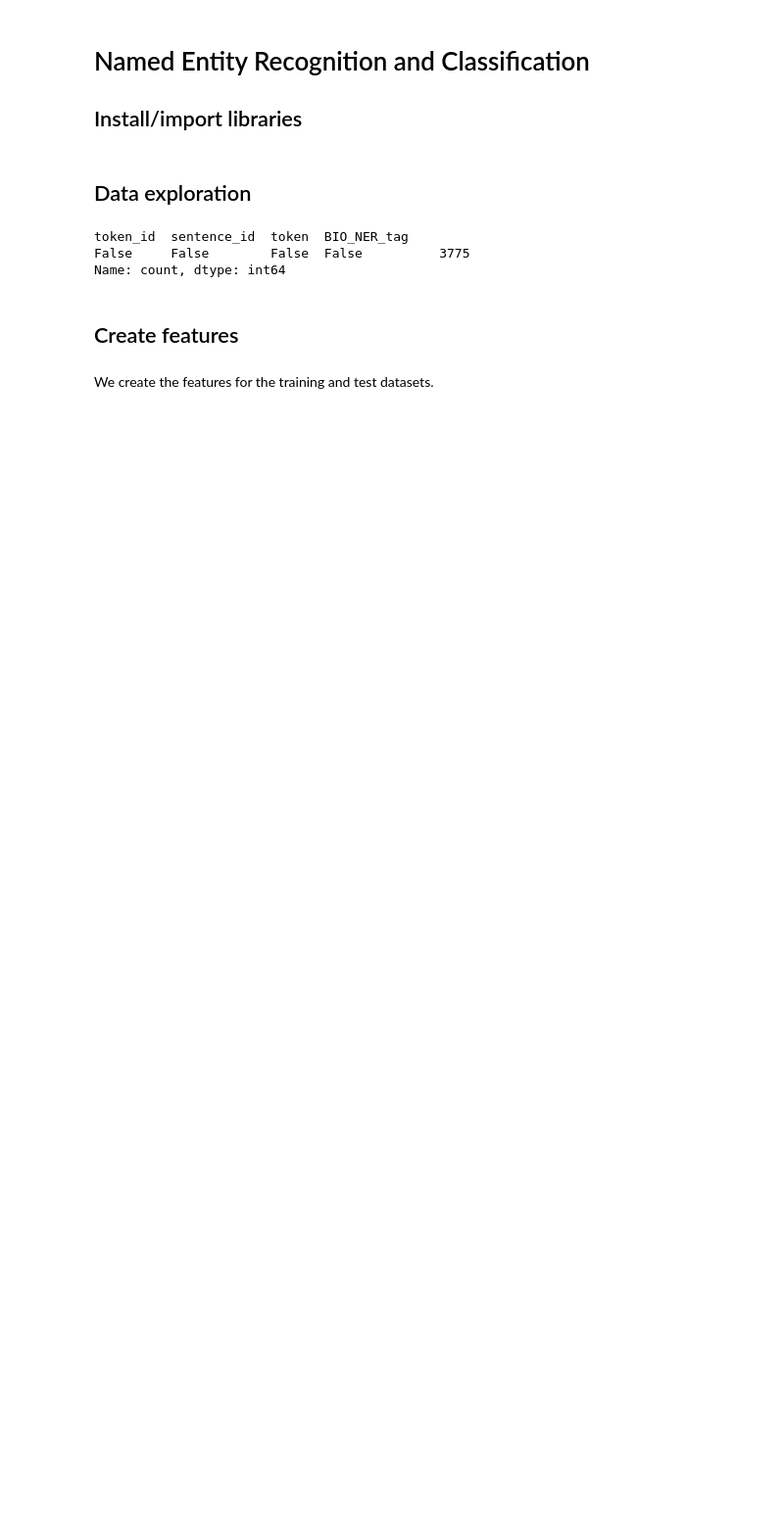
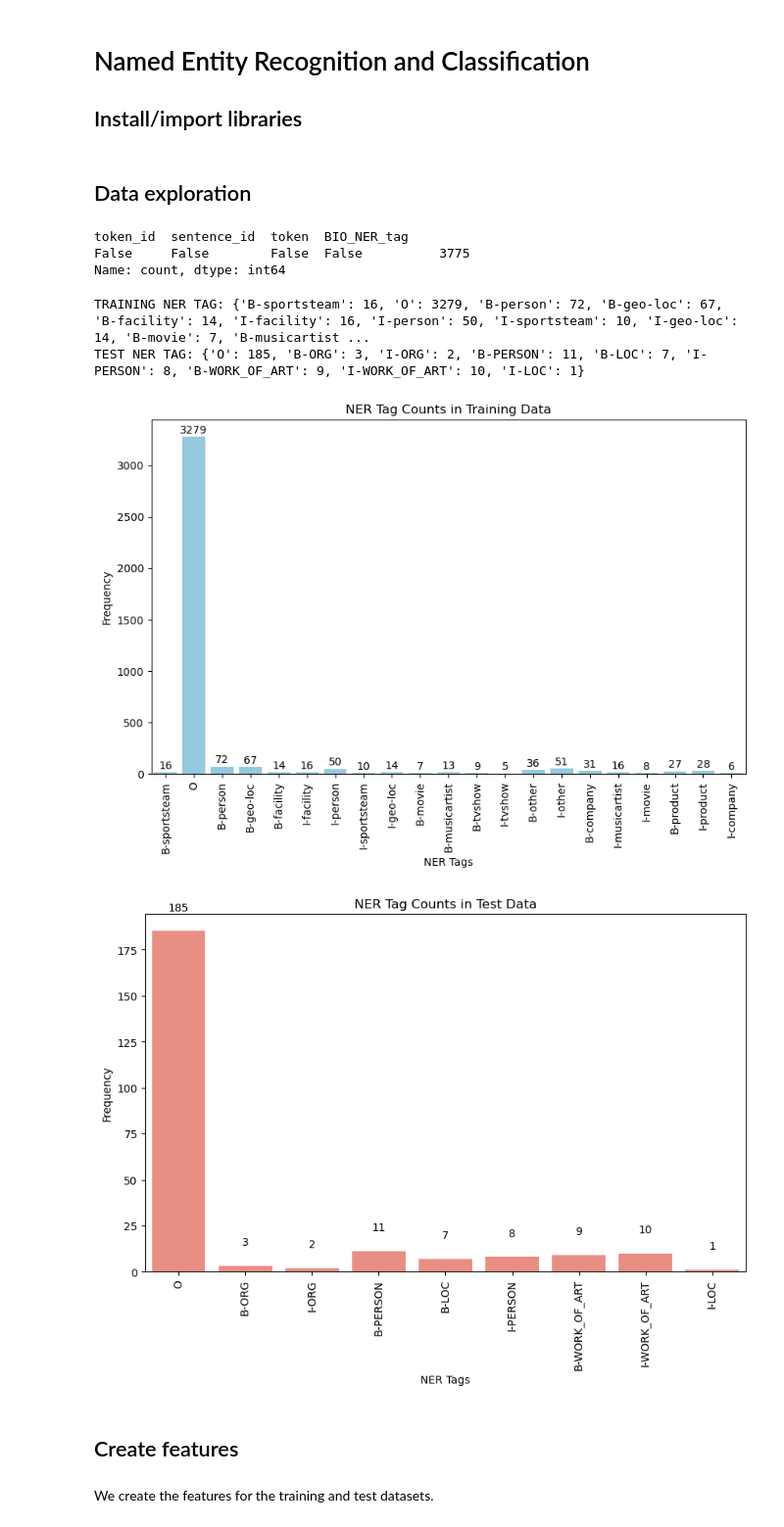
Before and after one commit to einavrobyncohen/Text-Mining-Assignments, a Jupyter notebook: tmproject/NERC.ipynb, the cells around one changed output. Shown: that part at 98% size. Drawn from its saved outputs; the diff is of its cells as text; code cells hidden in the pictures; blank space fills up the shorter version.

Commit message:
counting NER label frequency

```diff
--- a/tmproject/NERC.ipynb
+++ b/tmproject/NERC.ipynb
@@ -114,6 +114,64 @@ print(input.isnull().value_counts())
 token_id  sentence_id  token  BIO_NER_tag
 False     False        False  False          3775
 Name: count, dtype: int64
+# %%
+# counting frequency of the NER tags that show up in the training and test data
+
+training_ner = pd.read_csv("training_sets/ipm_nel_corpus/NERC_preprocessed.tsv", sep="\t", header=None, skiprows=1)
+testing_ner = pd.read_csv("test_sets/NER-test.tsv", sep="\t", on_bad_lines='skip', header=None, skiprows=1)
+
+training_ner.columns = ['token_id', 'sentence_id', 'token', 'BIO_NER_tag']
+testing_ner.columns = ['token_id', 'sentence_id', 'token', 'BIO_NER_tag']
+
+ner_labels_train = training_ner['BIO_NER_tag']
+ner_labels_test = testing_ner['BIO_NER_tag']
+
+ner_labels_train_counts = Counter(ner_labels_train)
+ner_labels_test_counts = Counter(ner_labels_test)
+
+ner_train_dict = dict(ner_labels_train_counts)
+ner_test_dict = dict(ner_labels_test_counts)
+
+print("TRAINING NER TAG:", ner_train_dict)
+print("TEST NER TAG:", ner_test_dict)
+
+# key: NER tag
+# value: NER tag frequency count
+# %% [output]
+TRAINING NER TAG: {'B-sportsteam': 16, 'O': 3279, 'B-person': 72, 'B-geo-loc': 67, 'B-facility': 14, 'I-facility': 16, 'I-person': 50, 'I-sportsteam': 10, 'I-geo-loc': 14, 'B-movie': 7, 'B-musicartist ...
+TEST NER TAG: {'O': 185, 'B-ORG': 3, 'I-ORG': 2, 'B-PERSON': 11, 'B-LOC': 7, 'I-PERSON': 8, 'B-WORK_OF_ART': 9, 'I-WORK_OF_ART': 10, 'I-LOC': 1}
+# %%
+import matplotlib.pyplot as plt
+import seaborn as sns
+
+# can delete if unnecessary just wanted to add a visual for perspective if it was helpful
+
+plt.figure(figsize=(10, 6))
+sns.barplot(x=list(ner_train_dict.keys()), y=list(ner_train_dict.values()), color='skyblue')
+plt.title("NER Tag Counts in Training Data")
+plt.xlabel("NER Tags")
+plt.ylabel("Frequency")
+plt.xticks(rotation=90)
+
+for i, value in enumerate(ner_train_dict.values()):
+    plt.text(i, value + 10, str(value), ha='center', va='bottom', fontsize=10)
+
+plt.show()
+
+plt.figure(figsize=(10, 6))
+sns.barplot(x=list(ner_test_dict.keys()), y=list(ner_test_dict.values()), color='salmon')
+plt.title("NER Tag Counts in Test Data")
+plt.xlabel("NER Tags")
+plt.ylabel("Frequency")
+plt.xticks(rotation=90)
+
+for i, value in enumerate(ner_test_dict.values()):
+    plt.text(i, value + 10, str(value), ha='center', va='bottom', fontsize=10)
+
+plt.show()
+# %% [output]
+[figure, added]
+[figure, added]
 # %% [markdown]
 ## Create features
 # %% [markdown]
```
Also changed, not shown: parts of 5 cells of this notebook.
